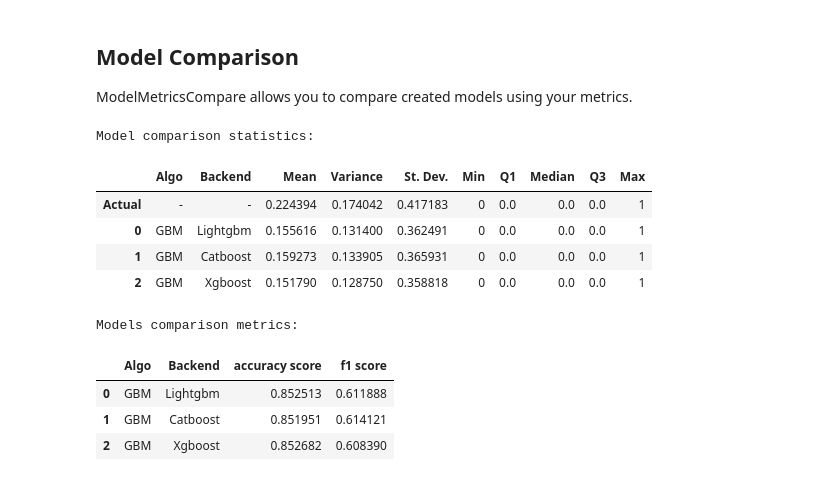
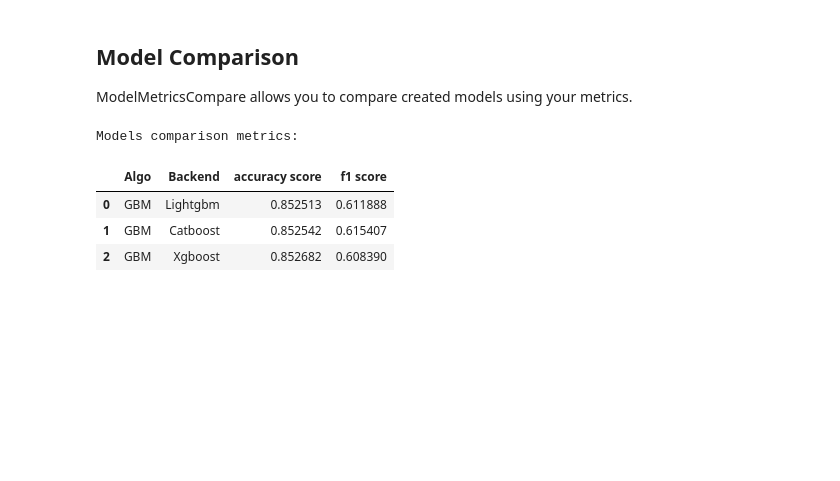
Before and after one commit to MindSetLib/Insolver, a Jupyter notebook: examples/Binary Classification Example - Rain in Australia Prediction.ipynb, the cells around one changed output. Cells and saved outputs as stored; diff of their text form; code cells hidden in the pictures; blank space fills up the shorter version.

```diff
--- a/examples/Binary Classification Example - Rain in Australia Prediction.ipynb
+++ b/examples/Binary Classification Example - Rain in Australia Prediction.ipynb
@@ -26,7 +26,8 @@ This dataset contains about 10 years of daily weather observations from many loc
 InsolverDataFrame is an updated pandas dataframe with additional functionality.
 # %%
 #https://www.kaggle.com/jsphyg/weather-dataset-rattle-package
-dataset = InsolverDataFrame(pd.read_csv("data/weatherAUS.csv"))
+download_dataset('weatherAUS')
+dataset = InsolverDataFrame(pd.read_csv("./datasets/weatherAUS.csv"))
 # %%
 dataset.head()
 # %% [output]
@@ -349,19 +369,13 @@ igbm.shap(X_test, show=True);
 ## Model Comparison
 ModelMetricsCompare allows you to compare created models using your metrics.
 # %%
-mc = ModelMetricsCompare(X_test, y_test, source=[igbm, igbm2, igbm3],
+mc = ModelMetricsCompare(X_test, y_test, task='class', source=[igbm, igbm2, igbm3],
                          metrics=[accuracy_score, f1_score])
 # %%
-mc
+mc.compare()
 # %% [output]
-Model comparison statistics:
+Models comparison metrics:
-|  | Algo | Backend | Mean | Variance | St. Dev. | Min | Q1 | Median | Q3 | Max |
-| Actual | - | - | 0.224394 | 0.174042 | 0.417183 | 0 | 0.0 | 0.0 | 0.0 | 1 |
-| 0 | GBM | Lightgbm | 0.155616 | 0.131400 | 0.362491 | 0 | 0.0 | 0.0 | 0.0 | 1 |
-| 1 | GBM | Catboost | 0.159273 | 0.133905 | 0.365931 | 0 | 0.0 | 0.0 | 0.0 | 1 |
-| 2 | GBM | Xgboost | 0.151790 | 0.128750 | 0.358818 | 0 | 0.0 | 0.0 | 0.0 | 1 |
+|  | Algo | Backend | accuracy score | f1 score |
+| 0 | GBM | Lightgbm | 0.852513 | 0.611888 |
+| 1 | GBM | Catboost | 0.852542 | 0.615407 |
+| 2 | GBM | Xgboost | 0.852682 | 0.608390 |
-Models comparison metrics:
-|  | Algo | Backend | accuracy score | f1 score |
-| 0 | GBM | Lightgbm | 0.852513 | 0.611888 |
-| 1 | GBM | Catboost | 0.851951 | 0.614121 |
-| 2 | GBM | Xgboost | 0.852682 | 0.608390 |
```
Also changed, not shown: parts of 6 cells of this notebook, 18 other files.
